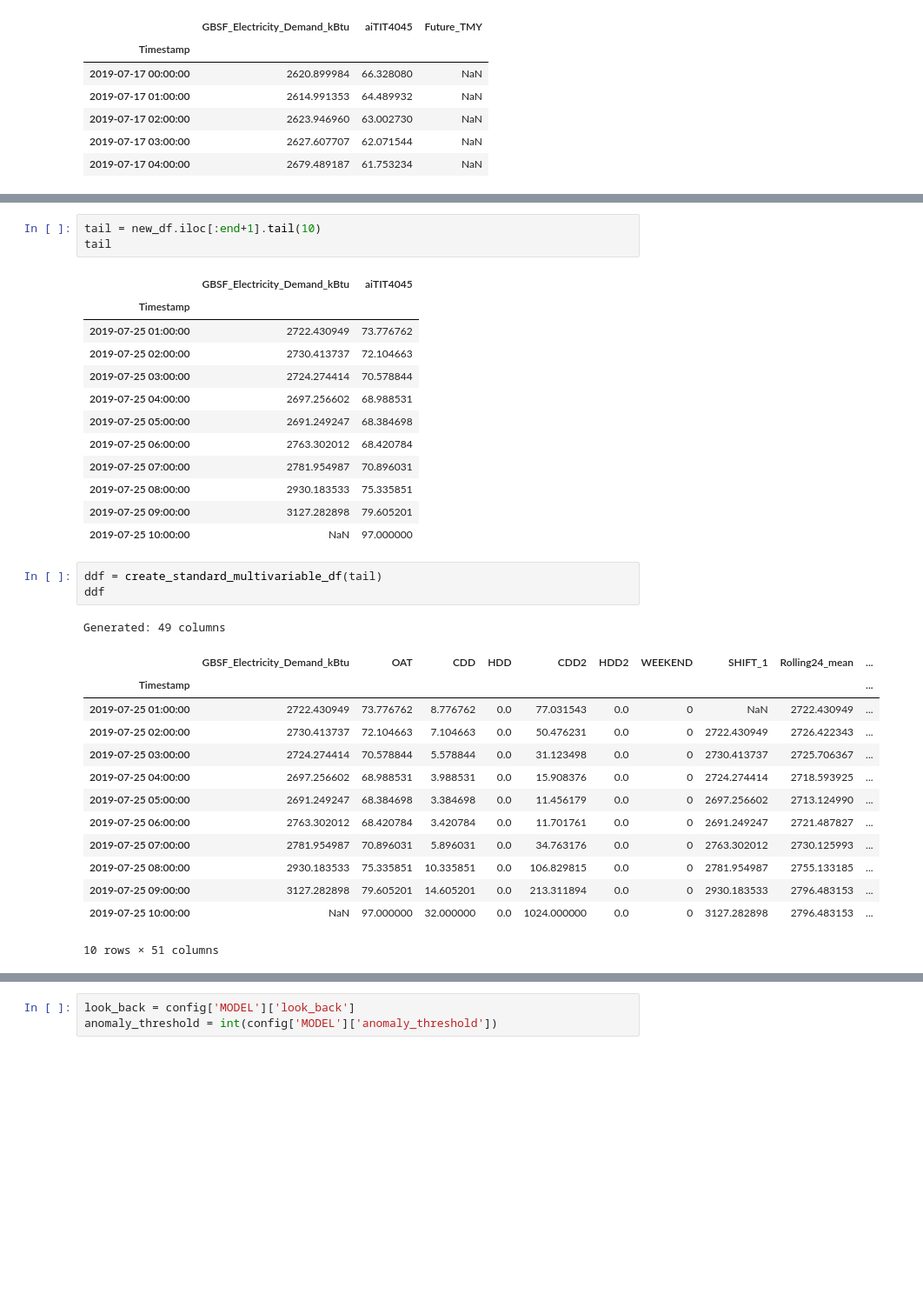
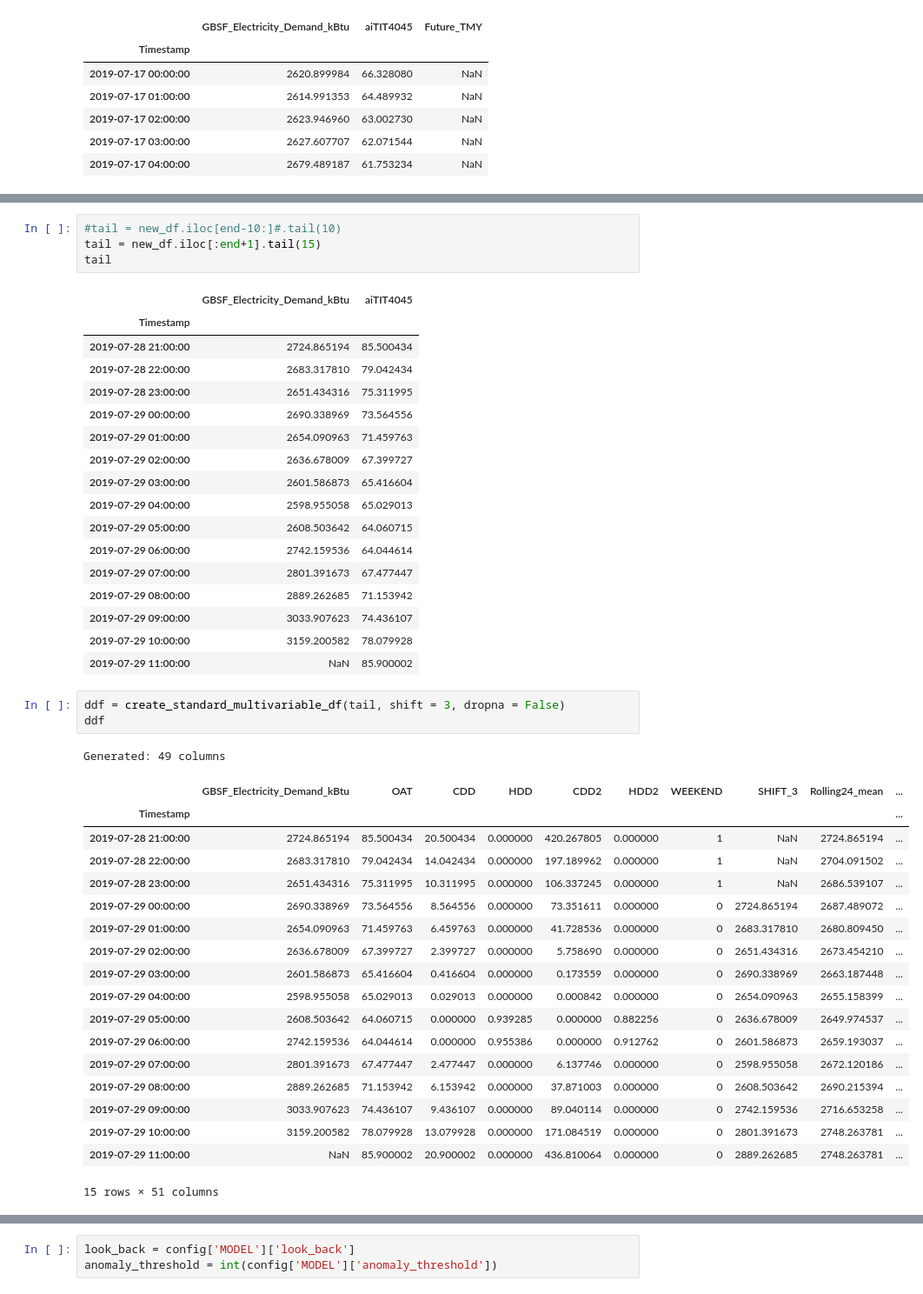
Before and after one commit to eco-data-science-team/LSTM-Anomaly-Detection, a Jupyter notebook: LSTM_Future_Predictor.ipynb, the cells around one changed output, grey strips where cells are left out. Shown at 87% size. Cells and saved outputs as stored; diff of their text form; blank space fills up the shorter version.

```diff
--- a/LSTM_Future_Predictor.ipynb
+++ b/LSTM_Future_Predictor.ipynb
@@ -93,35 +120,46 @@ end
 # %%
-tail = new_df.iloc[:end+1].tail(10)
+#tail = new_df.iloc[end-10:]#.tail(10)
+tail = new_df.iloc[:end+1].tail(15)
 tail
 # %% [output]
 |  | GBSF_Electricity_Demand_kBtu | aiTIT4045 |
 | Timestamp |  |  |
-| 2019-07-25 01:00:00 | 2722.430949 | 73.776762 |
-| 2019-07-25 02:00:00 | 2730.413737 | 72.104663 |
-| 2019-07-25 03:00:00 | 2724.274414 | 70.578844 |
-| 2019-07-25 04:00:00 | 2697.256602 | 68.988531 |
-| 2019-07-25 05:00:00 | 2691.249247 | 68.384698 |
-| 2019-07-25 06:00:00 | 2763.302012 | 68.420784 |
-| 2019-07-25 07:00:00 | 2781.954987 | 70.896031 |
-| 2019-07-25 08:00:00 | 2930.183533 | 75.335851 |
-| 2019-07-25 09:00:00 | 3127.282898 | 79.605201 |
-| 2019-07-25 10:00:00 | NaN | 97.000000 |
+| 2019-07-28 21:00:00 | 2724.865194 | 85.500434 |
+| 2019-07-28 22:00:00 | 2683.317810 | 79.042434 |
+| 2019-07-28 23:00:00 | 2651.434316 | 75.311995 |
+| 2019-07-29 00:00:00 | 2690.338969 | 73.564556 |
+| 2019-07-29 01:00:00 | 2654.090963 | 71.459763 |
+| 2019-07-29 02:00:00 | 2636.678009 | 67.399727 |
+| 2019-07-29 03:00:00 | 2601.586873 | 65.416604 |
+| 2019-07-29 04:00:00 | 2598.955058 | 65.029013 |
+| 2019-07-29 05:00:00 | 2608.503642 | 64.060715 |
+| 2019-07-29 06:00:00 | 2742.159536 | 64.044614 |
+| 2019-07-29 07:00:00 | 2801.391673 | 67.477447 |
+| 2019-07-29 08:00:00 | 2889.262685 | 71.153942 |
+| 2019-07-29 09:00:00 | 3033.907623 | 74.436107 |
+| 2019-07-29 10:00:00 | 3159.200582 | 78.079928 |
+| 2019-07-29 11:00:00 | NaN | 85.900002 |
 # %%
-ddf = create_standard_multivariable_df(tail)
+ddf = create_standard_multivariable_df(tail, shift = 3, dropna = False)
 ddf
 # %% [output]
 Generated: 49 columns
-|  | GBSF_Electricity_Demand_kBtu | OAT | CDD | HDD | CDD2 | HDD2 | WEEKEND | SHIFT_1 | Rolling24_mean | ... |
+|  | GBSF_Electricity_Demand_kBtu | OAT | CDD | HDD | CDD2 | HDD2 | WEEKEND | SHIFT_3 | Rolling24_mean | ... |
 | Timestamp |  |  |  |  |  |  |  |  |  | ... |
-| 2019-07-25 01:00:00 | 2722.430949 | 73.776762 | 8.776762 | 0.0 | 77.031543 | 0.0 | 0 | NaN | 2722.430949 | ... |
-| 2019-07-25 02:00:00 | 2730.413737 | 72.104663 | 7.104663 | 0.0 | 50.476231 | 0.0 | 0 | 2722.430949 | 2726.422343 | ... |
-| 2019-07-25 03:00:00 | 2724.274414 | 70.578844 | 5.578844 | 0.0 | 31.123498 | 0.0 | 0 | 2730.413737 | 2725.706367 | ... |
-| 2019-07-25 04:00:00 | 2697.256602 | 68.988531 | 3.988531 | 0.0 | 15.908376 | 0.0 | 0 | 2724.274414 | 2718.593925 | ... |
-| 2019-07-25 05:00:00 | 2691.249247 | 68.384698 | 3.384698 | 0.0 | 11.456179 | 0.0 | 0 | 2697.256602 | 2713.124990 | ... |
-| 2019-07-25 06:00:00 | 2763.302012 | 68.420784 | 3.420784 | 0.0 | 11.701761 | 0.0 | 0 | 2691.249247 | 2721.487827 | ... |
-| 2019-07-25 07:00:00 | 2781.954987 | 70.896031 | 5.896031 | 0.0 | 34.763176 | 0.0 | 0 | 2763.302012 | 2730.125993 | ... |
-| 2019-07-25 08:00:00 | 2930.183533 | 75.335851 | 10.335851 | 0.0 | 106.829815 | 0.0 | 0 | 2781.954987 | 2755.133185 | ... |
-| 2019-07-25 09:00:00 | 3127.282898 | 79.605201 | 14.605201 | 0.0 | 213.311894 | 0.0 | 0 | 2930.183533 | 2796.483153 | ... |
-| 2019-07-25 10:00:00 | NaN | 97.000000 | 32.000000 | 0.0 | 1024.000000 | 0.0 | 0 | 3127.282898 | 2796.483153 | ... |
+| 2019-07-28 21:00:00 | 2724.865194 | 85.500434 | 20.500434 | 0.000000 | 420.267805 | 0.000000 | 1 | NaN | 2724.865194 | ... |
+| 2019-07-28 22:00:00 | 2683.317810 | 79.042434 | 14.042434 | 0.000000 | 197.189962 | 0.000000 | 1 | NaN | 2704.091502 | ... |
+| 2019-07-28 23:00:00 | 2651.434316 | 75.311995 | 10.311995 | 0.000000 | 106.337245 | 0.000000 | 1 | NaN | 2686.539107 | ... |
+| 2019-07-29 00:00:00 | 2690.338969 | 73.564556 | 8.564556 | 0.000000 | 73.351611 | 0.000000 | 0 | 2724.865194 | 2687.489072 | ... |
+| 2019-07-29 01:00:00 | 2654.090963 | 71.459763 | 6.459763 | 0.000000 | 41.728536 | 0.000000 | 0 | 2683.317810 | 2680.809450 | ... |
+| 2019-07-29 02:00:00 | 2636.678009 | 67.399727 | 2.399727 | 0.000000 | 5.758690 | 0.000000 | 0 | 2651.434316 | 2673.454210 | ... |
+| 2019-07-29 03:00:00 | 2601.586873 | 65.416604 | 0.416604 | 0.000000 | 0.173559 | 0.000000 | 0 | 2690.338969 | 2663.187448 | ... |
+| 2019-07-29 04:00:00 | 2598.955058 | 65.029013 | 0.029013 | 0.000000 | 0.000842 | 0.000000 | 0 | 2654.090963 | 2655.158399 | ... |
+| 2019-07-29 05:00:00 | 2608.503642 | 64.060715 | 0.000000 | 0.939285 | 0.000000 | 0.882256 | 0 | 2636.678009 | 2649.974537 | ... |
+| 2019-07-29 06:00:00 | 2742.159536 | 64.044614 | 0.000000 | 0.955386 | 0.000000 | 0.912762 | 0 | 2601.586873 | 2659.193037 | ... |
+| 2019-07-29 07:00:00 | 2801.391673 | 67.477447 | 2.477447 | 0.000000 | 6.137746 | 0.000000 | 0 | 2598.955058 | 2672.120186 | ... |
+| 2019-07-29 08:00:00 | 2889.262685 | 71.153942 | 6.153942 | 0.000000 | 37.871003 | 0.000000 | 0 | 2608.503642 | 2690.215394 | ... |
+| 2019-07-29 09:00:00 | 3033.907623 | 74.436107 | 9.436107 | 0.000000 | 89.040114 | 0.000000 | 0 | 2742.159536 | 2716.653258 | ... |
+| 2019-07-29 10:00:00 | 3159.200582 | 78.079928 | 13.079928 | 0.000000 | 171.084519 | 0.000000 | 0 | 2801.391673 | 2748.263781 | ... |
+| 2019-07-29 11:00:00 | NaN | 85.900002 | 20.900002 | 0.000000 | 436.810064 | 0.000000 | 0 | 2889.262685 | 2748.263781 | ... |
-10 rows × 51 columns
+15 rows × 51 columns
 # %%
```
Also changed, not shown: parts of 17 cells of this notebook, 1 other file.
